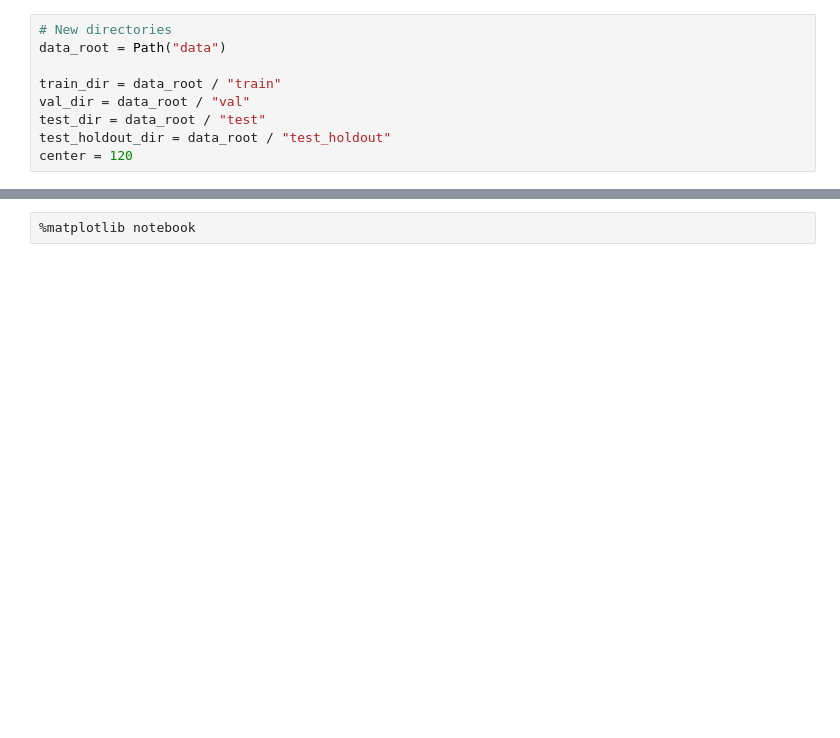
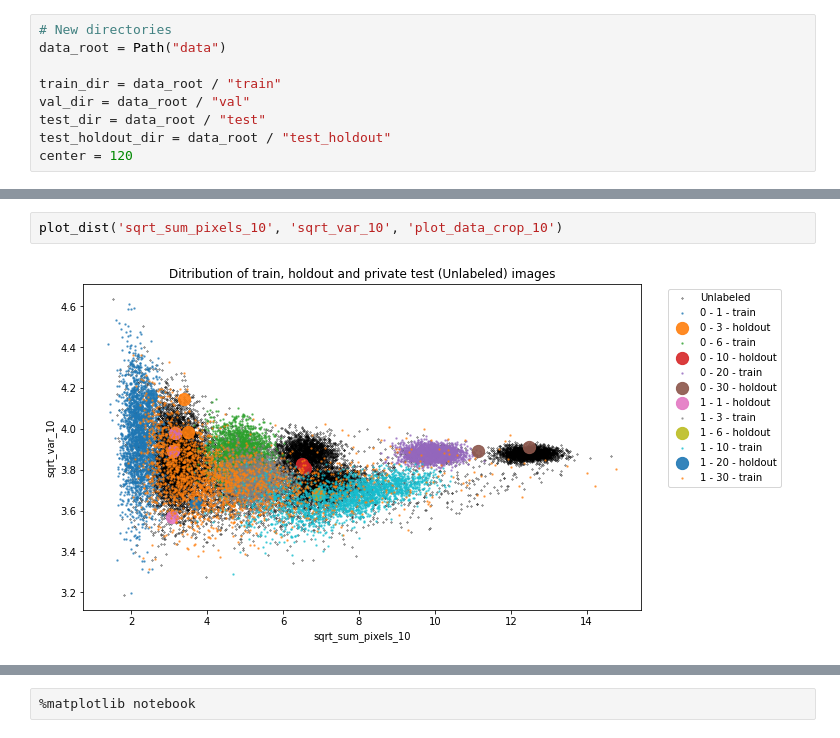
Before and after one commit to tadejsv/idao-squatting-slavs, a Jupyter notebook: dev_clustering.ipynb, the cells around one changed output, grey strips where cells are left out. Drawn from its saved outputs; the diff is of its cells as text; blank space fills up the shorter version.

```diff
--- a/dev_clustering.ipynb
+++ b/dev_clustering.ipynb
@@ -146,0 +133,4 @@ data.shape
+# %%
+plot_dist('sqrt_sum_pixels_10', 'sqrt_var_10', 'plot_data_crop_10')
+# %% [output]
+[figure, added]
```
Also changed, not shown: parts of 50 cells of this notebook.
